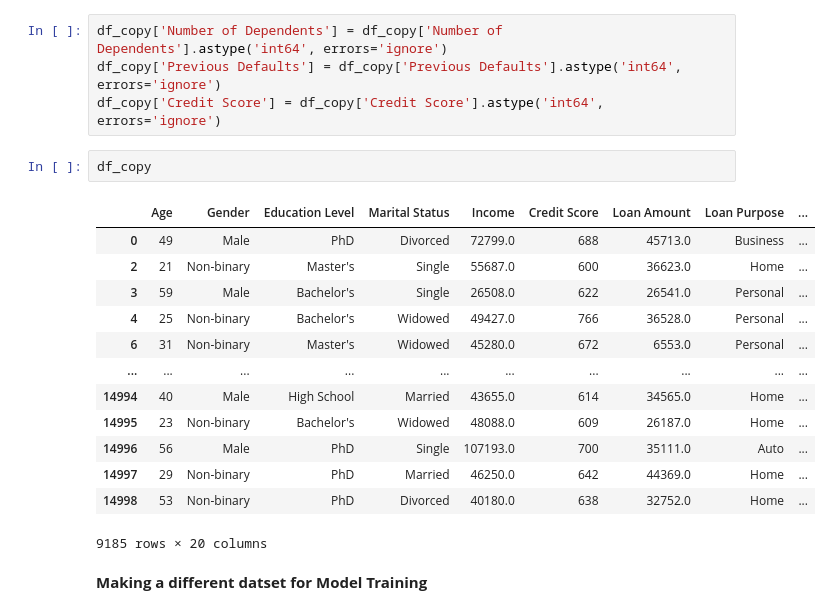
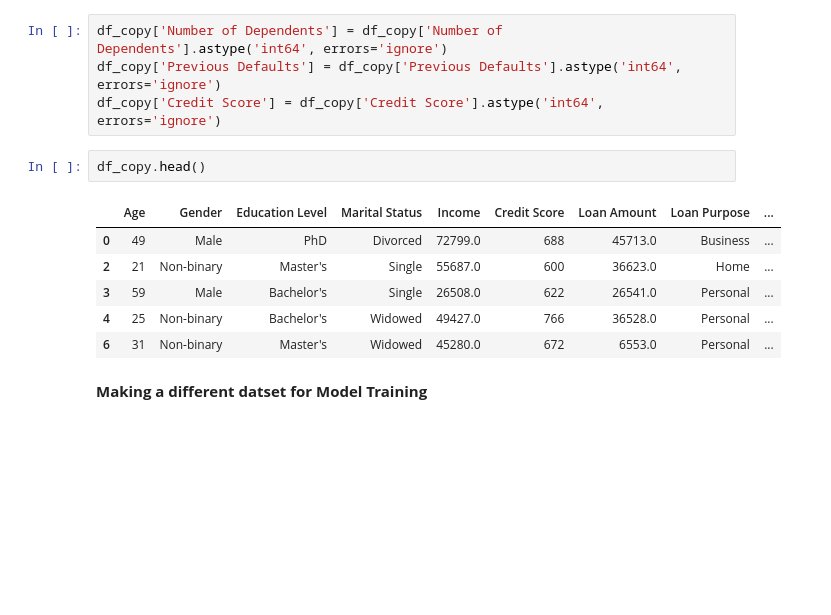
Before and after one commit to RookieCoder12/DevArena-Week-11, a Jupyter notebook: customer_segmentation.ipynb, the cells around one changed output. Saved outputs shown, nothing was run; the diff lists cells and outputs as text; blank space fills up the shorter version.

```diff
--- a/customer_segmentation.ipynb
+++ b/customer_segmentation.ipynb
@@ -213,21 +209,14 @@ df_copy['Number of Dependents'] = df_copy['Number of Dependents'].astype('int64'
 df_copy['Previous Defaults'] = df_copy['Previous Defaults'].astype('int64', errors='ignore')
 df_copy['Credit Score'] = df_copy['Credit Score'].astype('int64', errors='ignore')
 # %%
-df_copy
+df_copy.head()
 # %% [output]
 |  | Age | Gender | Education Level | Marital Status | Income | Credit Score | Loan Amount | Loan Purpose | ... |
 | 0 | 49 | Male | PhD | Divorced | 72799.0 | 688 | 45713.0 | Business | ... |
 | 2 | 21 | Non-binary | Master's | Single | 55687.0 | 600 | 36623.0 | Home | ... |
 | 3 | 59 | Male | Bachelor's | Single | 26508.0 | 622 | 26541.0 | Personal | ... |
 | 4 | 25 | Non-binary | Bachelor's | Widowed | 49427.0 | 766 | 36528.0 | Personal | ... |
 | 6 | 31 | Non-binary | Master's | Widowed | 45280.0 | 672 | 6553.0 | Personal | ... |
-| ... | ... | ... | ... | ... | ... | ... | ... | ... | ... |
-| 14994 | 40 | Male | High School | Married | 43655.0 | 614 | 34565.0 | Home | ... |
-| 14995 | 23 | Non-binary | Bachelor's | Widowed | 48088.0 | 609 | 26187.0 | Home | ... |
-| 14996 | 56 | Male | PhD | Single | 107193.0 | 700 | 35111.0 | Auto | ... |
-| 14997 | 29 | Non-binary | PhD | Married | 46250.0 | 642 | 44369.0 | Home | ... |
-| 14998 | 53 | Non-binary | PhD | Divorced | 40180.0 | 638 | 32752.0 | Home | ... |
-9185 rows × 20 columns
 # %% [markdown]
 <b> Making a different datset for Model Training
 # %%
```
Also changed, not shown: parts of 23 cells of this notebook.
